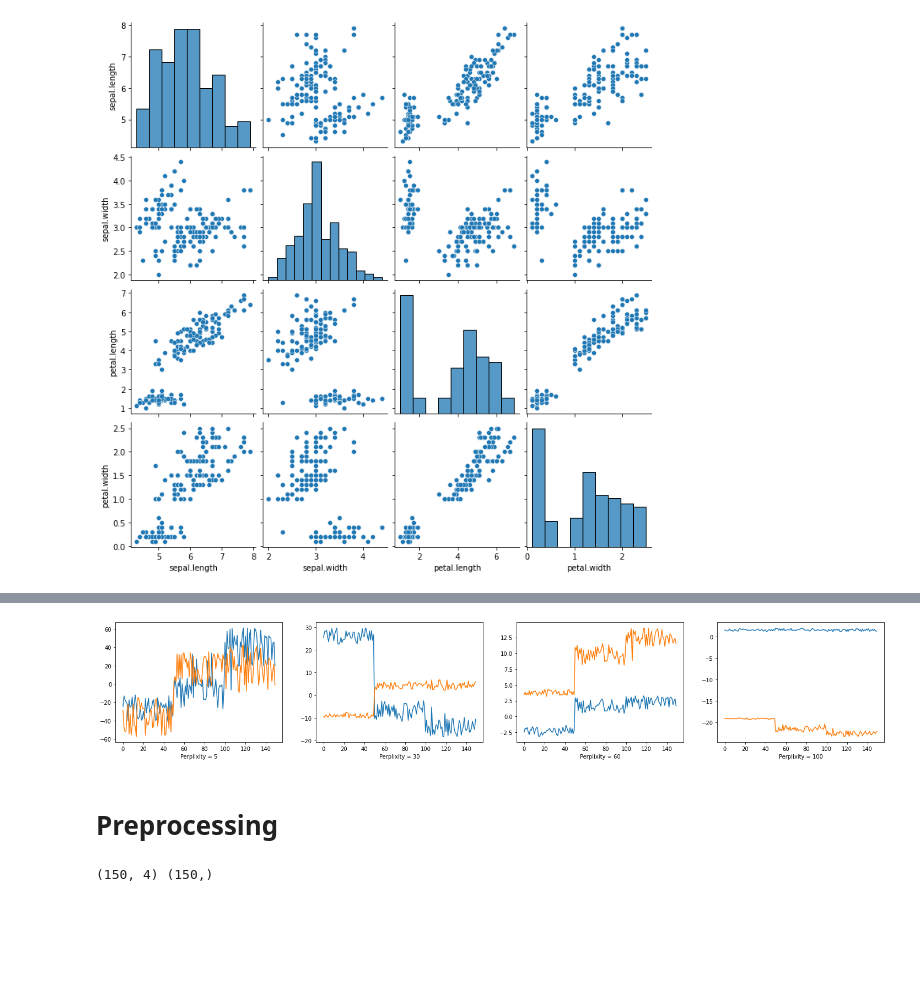
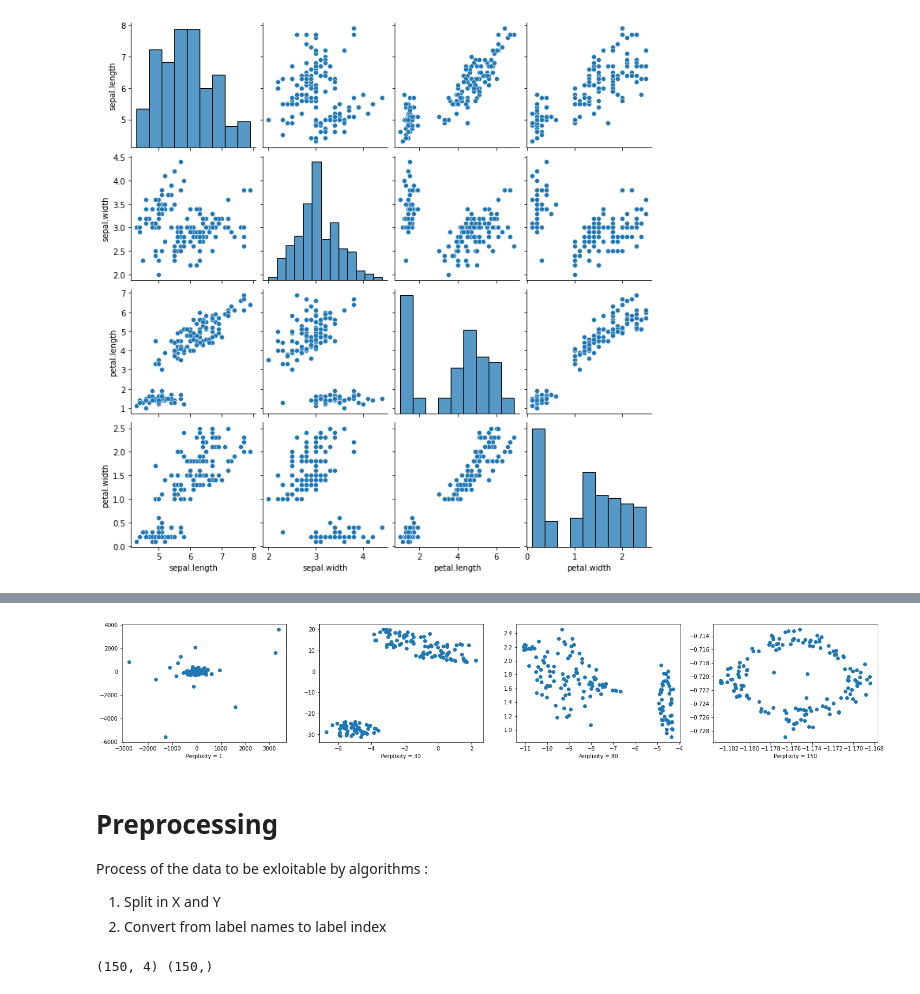
Before and after one commit to BDouchet/SDATA, a Jupyter notebook: TP_LDA.ipynb, the cells around one changed output, grey strips where cells are left out. Cells and saved outputs as stored; diff of their text form; code cells hidden in the pictures; blank space fills up the shorter version.

```diff
--- a/TP_LDA.ipynb
+++ b/TP_LDA.ipynb
@@ -70,18 +79,22 @@ sns.pairplot(df)
 # %%
 from sklearn.manifold import TSNE
 
-perplexities=[5,30,60,100]
+perplexities=[1,30,80,150]
 
 _,axs=plt.subplots(ncols=4,nrows=1,figsize=(25,4))
 for i,ax in enumerate(axs.flatten()):
     plt.sca(ax)
     df_embed=TSNE(perplexity=perplexities[i]).fit_transform(df[df.columns[:-1]])
-    ax.plot(df_embed)
+    ax.scatter(df_embed[:,0],df_embed[:,1])
     ax.set_xlabel('Perplixity = '+str(perplexities[i]))
 # %% [output]
-[figure, old version]
+[figure, new version]
-# %% [markdown]
-# Preprocessing
+# %% [markdown]
+# Preprocessing
+
+Process of the data to be exloitable by algorithms :
+1.   Split in X and Y
+2.   Convert from label names to label index
 # %%
 X=df[df.columns[:-1]].to_numpy()
 Y=df['variety'].to_numpy()
```
Also changed, not shown: parts of 30 cells of this notebook.
